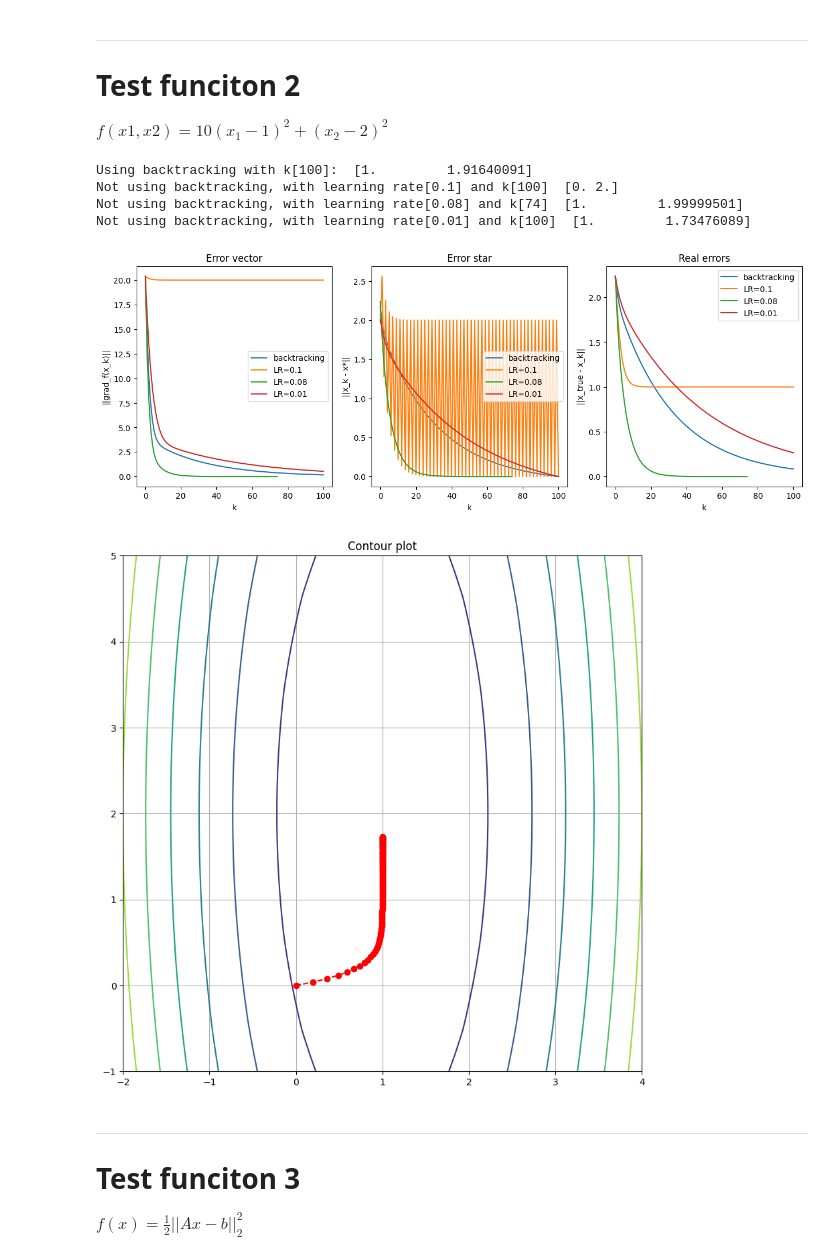
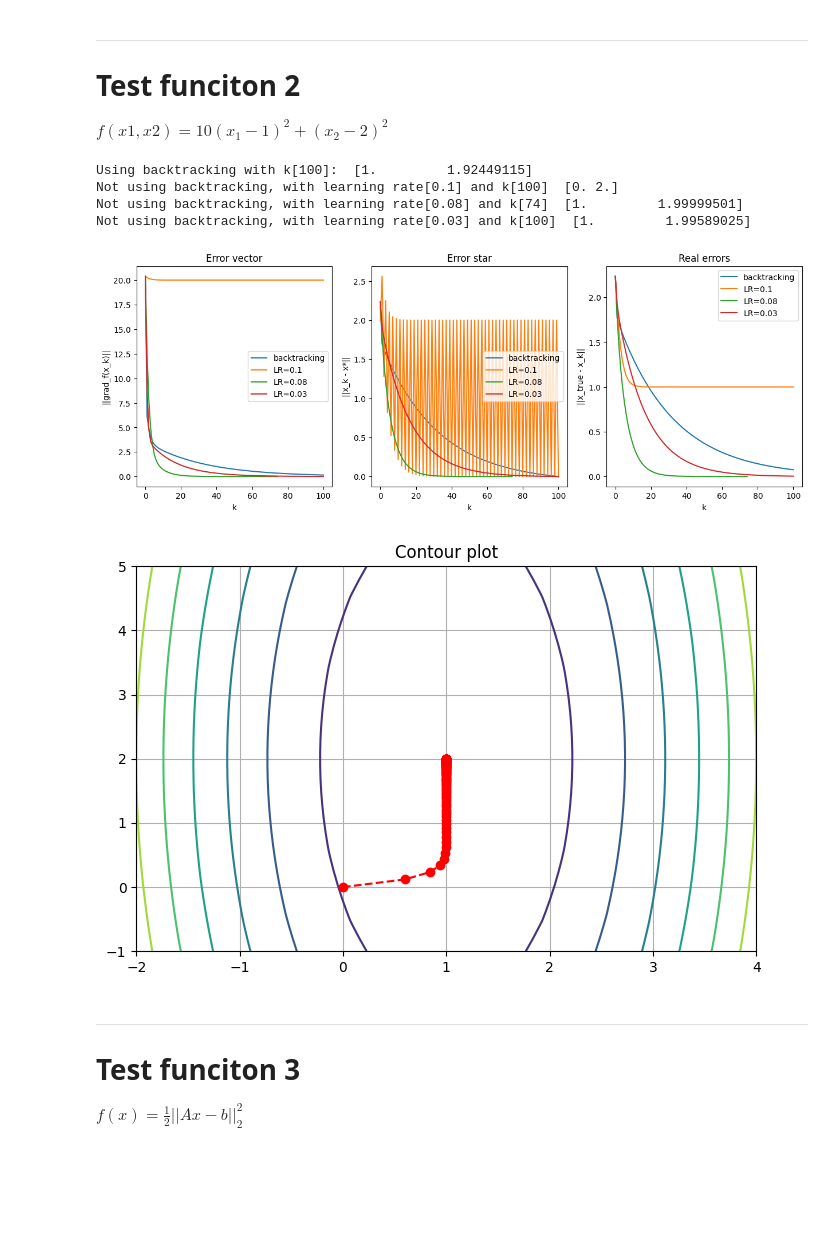
Before and after one commit to ChiaraAngileri/SMM_lab, a Jupyter notebook: Homework3 - no comments.ipynb, the cells around one changed output. Drawn from its saved outputs; the diff is of its cells as text; code cells hidden in the pictures; blank space fills up the shorter version.

```diff
--- a/Homework3 - no comments.ipynb
+++ b/Homework3 - no comments.ipynb
@@ -324,7 +324,7 @@ tolf = 1e-6
 kmax = 100
 x_true = [1, 2]
 
-cvector = np.asarray([0.1,  0.08, 0.01])
+cvector = np.asarray([0.1,  0.08, 0.03])
 
 f_tot = []
 x_tot = []
@@ -361,7 +361,7 @@ for c in cvector:
 
     i+=1
 
-legend=['backtracking', 'LR=0.1', 'LR=0.08', 'LR=0.01']
+legend=['backtracking', 'LR=0.1', 'LR=0.08', 'LR=0.03']
 plt.figure(figsize=(15, 5))
 
 plt.subplot(1,3,1)
@@ -384,38 +384,38 @@ for e in range(len(f_tot)):
     plt.plot(kk, errors_star_tot[e])
 plt.legend(legend)
 
 plt.subplot(1,3,3)
 plt.title('Real errors')
 plt.xlabel('k')
 plt.ylabel('||x_true - x_k||')
 
 for e in range(len(f_tot)):
     kk = np.arange(0, k_tot[e]+1)
     plt.plot(kk, true_errors[e])
 plt.legend(legend)
 
 plt.show()
 
-plt.figure(figsize=(10, 10))
+plt.figure(figsize=(8, 5))
 xv = np.linspace(-2, 4, 30)
 yv = np.linspace(-1, 5, 30)
 xx, yy = np.meshgrid(xv, yv)
 #Compute the value of f over the grid
 zz = f2([xx, yy])
 plt.contour(xx, yy, zz)
 k_backtracking = k_tot[0]
 plt.plot(x[:k_backtracking,0],x[:k_backtracking,1],'--ro')
 
 plt.title("Contour plot")
 plt.grid()
 plt.show()
 # %% [output]
-Using backtracking with k[100]:  [1.         1.91640091]
+Using backtracking with k[100]:  [1.         1.92449115]
 Not using backtracking, with learning rate[0.1] and k[100]  [0. 2.]
 Not using backtracking, with learning rate[0.08] and k[74]  [1.         1.99999501]
-Not using backtracking, with learning rate[0.01] and k[100]  [1.         1.73476089]
+Not using backtracking, with learning rate[0.03] and k[100]  [1.         1.99589025]
-[figure, old version]
+[figure, new version]
-[figure, old version]
+[figure, new version]
 # %% [markdown]
 ---
 
```
Also changed, not shown: parts of 6 cells of this notebook, 3 other files.
